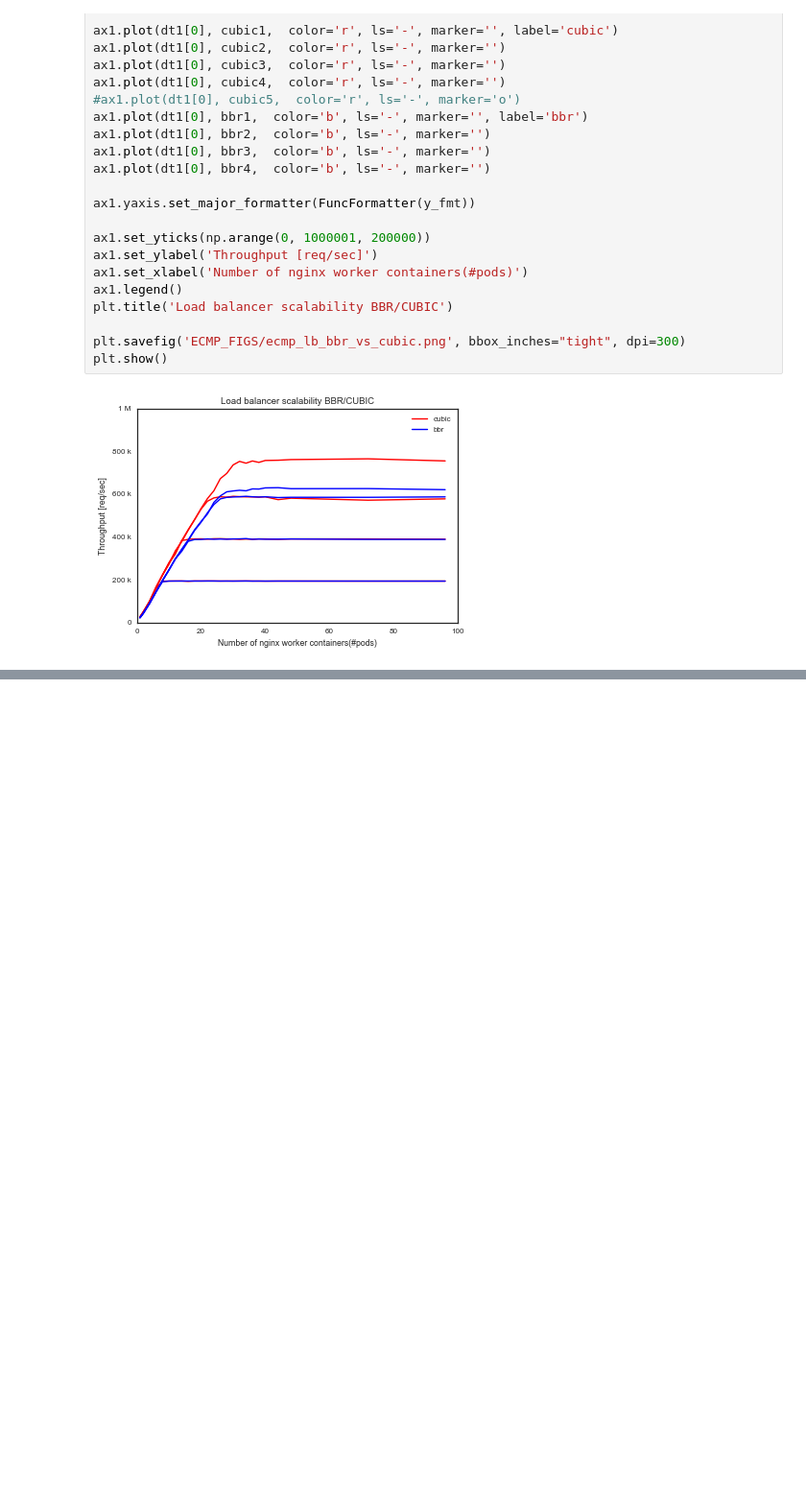
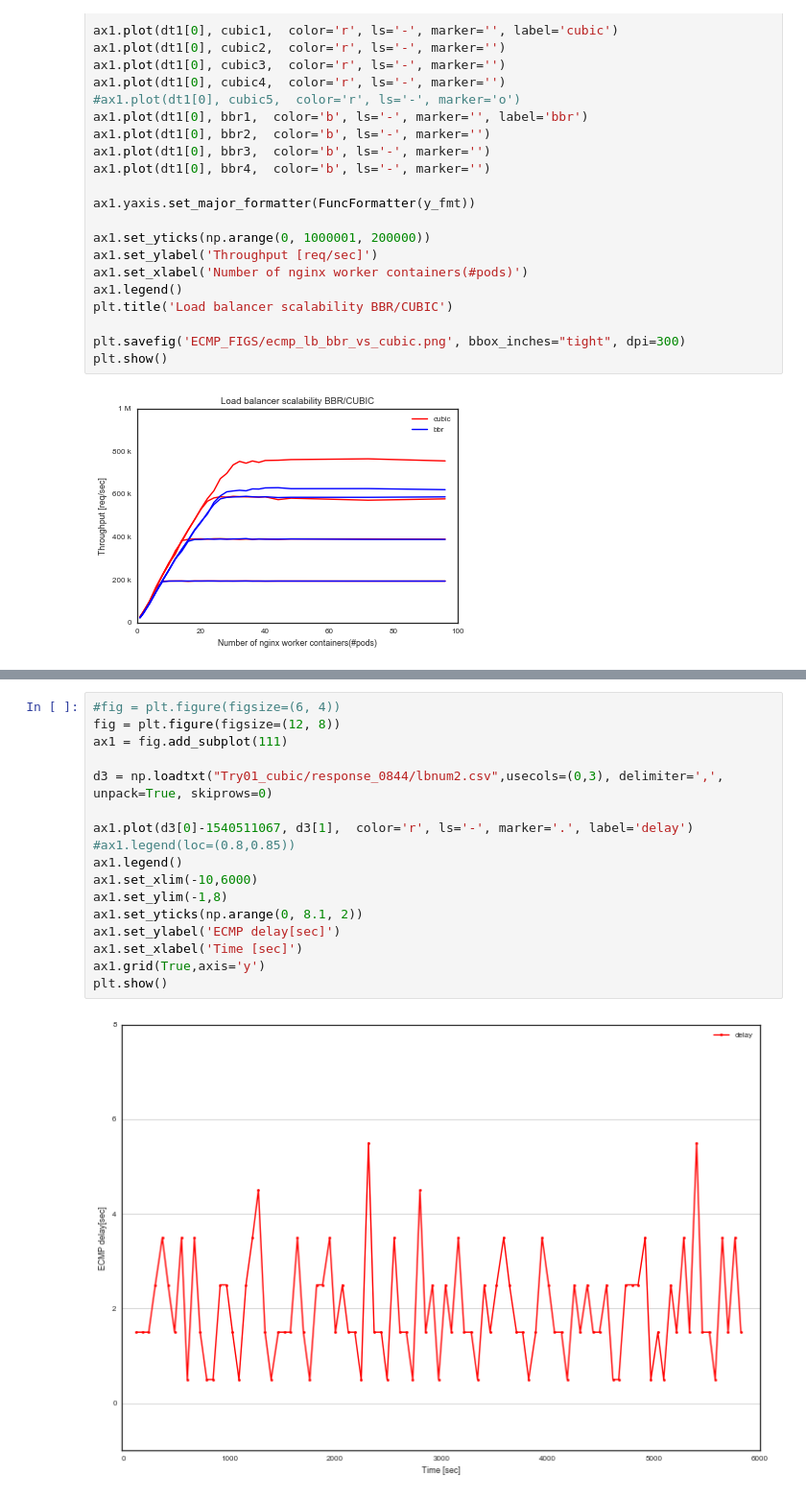
Before and after one commit to ktaka-ccmp/kube-lb-bench, a Jupyter notebook: KuruwaNew/ECMP_FIGS.ipynb, the cells around one changed output, grey strips where cells are left out. Shown at 96% size. Saved outputs shown, nothing was run; the diff lists cells and outputs as text; blank space fills up the shorter version.

```diff
--- a/KuruwaNew/ECMP_FIGS.ipynb
+++ b/KuruwaNew/ECMP_FIGS.ipynb
@@ -577,0 +803,19 @@ plt.show()
+# %%
+#fig = plt.figure(figsize=(6, 4))
+fig = plt.figure(figsize=(12, 8))
+ax1 = fig.add_subplot(111)
+
+d3 = np.loadtxt("Try01_cubic/response_0844/lbnum2.csv",usecols=(0,3), delimiter=',', unpack=True, skiprows=0)
+
+ax1.plot(d3[0]-1540511067, d3[1],  color='r', ls='-', marker='.', label='delay')
+#ax1.legend(loc=(0.8,0.85))
+ax1.legend()
+ax1.set_xlim(-10,6000)
+ax1.set_ylim(-1,8)
+ax1.set_yticks(np.arange(0, 8.1, 2))
+ax1.set_ylabel('ECMP delay[sec]')
+ax1.set_xlabel('Time [sec]')
+ax1.grid(True,axis='y')
+plt.show()
+# %% [output]
+[figure, added]
```
Also changed, not shown: parts of 5 cells of this notebook, 10 other files.
